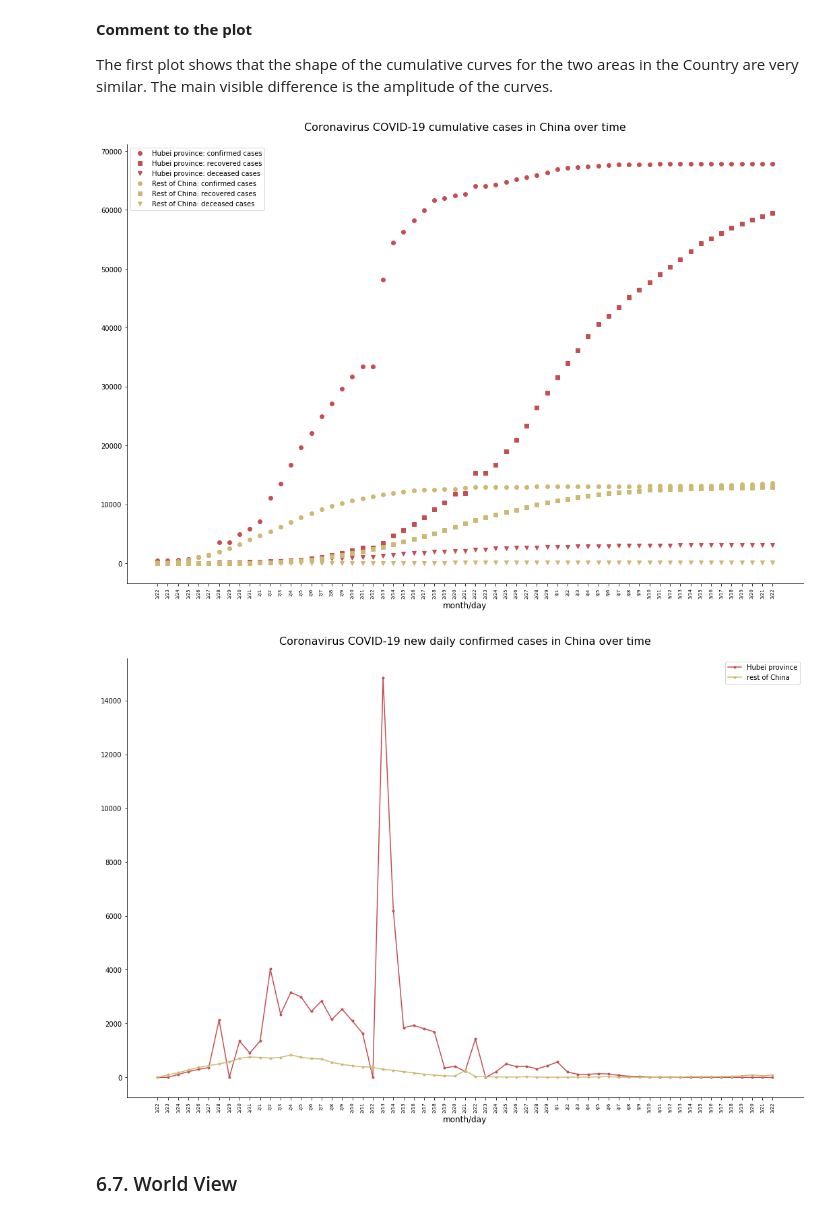
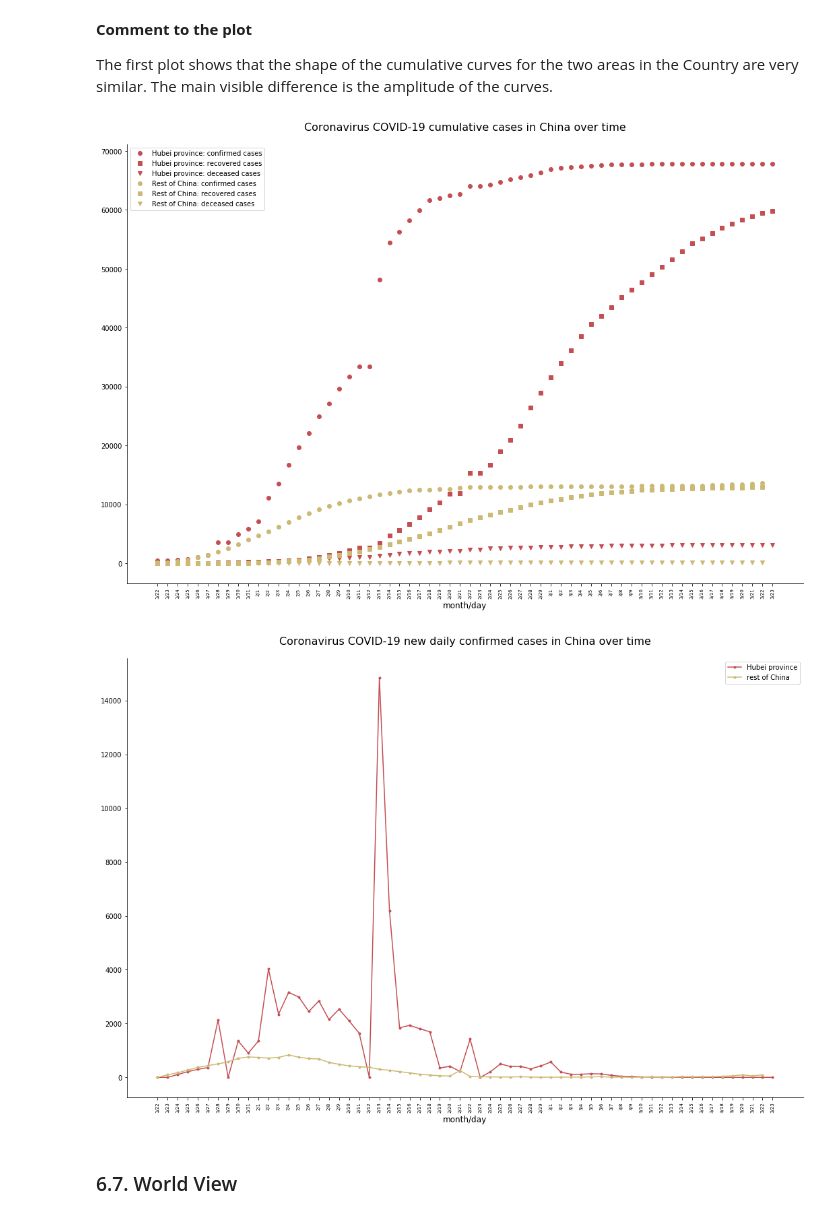
Before and after one commit to BerniHacker/Coronavirus, a Jupyter notebook: Coronavirus_Finland.ipynb, the cells around one changed output. Cells and saved outputs as stored; diff of their text form; code cells hidden in the pictures.

```diff
--- a/Coronavirus_Finland.ipynb
+++ b/Coronavirus_Finland.ipynb
@@ -821,3 +829,6 @@ List of days for the plots:
+# %%
+# Creating a list that contains all the days except the last one
+days_yest = days_tot[:-1]
 # %%
 # Listing the Countries
 print("List of Countries:\n")
@@ -1675,25 +1689,25 @@ The first plot shows that the shape of the cumulative curves for the two areas i
 # %%
 # Plotting daily cumulative cases in China
 cust_line_plot((days_tot, hubei_conf_0, "o", '', 3, "Hubei province: confirmed cases"),
                (days_tot, hubei_recov_0, "s", '', 3, "Hubei province: recovered cases"),
                (days_tot, hubei_deceas_0, "v", '', 3, "Hubei province: deceased cases"),
-               (days_tot, restchina_conf_0, "o", '', 8, "Rest of China: confirmed cases"),
-               (days_tot, restchina_recov_0, "s", '', 8, "Rest of China: recovered cases"),
-               (days_tot, restchina_deceas_0, "v", '', 8, "Rest of China: deceased cases"),
+               (days_yest, restchina_conf_0, "o", '', 8, "Rest of China: confirmed cases"),
+               (days_yest, restchina_recov_0, "s", '', 8, "Rest of China: recovered cases"),
+               (days_yest, restchina_deceas_0, "v", '', 8, "Rest of China: deceased cases"),
                figsize_w=18, figsize_h=12,
                title="Coronavirus COVID-19 cumulative cases in China over time",
                title_fs=16, title_offset=20,
                rem_borders=True,
                x_label="month/day", xlabel_fs=12,
                xvalues_fs=7,rot=90,
                y_label=None, ylabel_fs=12,
                legend=True)
 # %% [output]
-[figure, old version]
+[figure, new version]
 # %%
 # Plotting daily increments in confirmed cases in China
 cust_line_plot((days_tot, hubei_conf_incr_0, ".", '-', 3, "Hubei province"),
-               (days_tot, restchina_conf_incr_0, ".", '-', 8, "rest of China"),
+               (days_yest, restchina_conf_incr_0, ".", '-', 8, "rest of China"),
                figsize_w=18, figsize_h=12,
                title="Coronavirus COVID-19 new daily confirmed cases in China over time",
                title_fs=16, title_offset=20,
@@ -1703,7 +1717,7 @@ cust_line_plot((days_tot, hubei_conf_incr_0, ".", '-', 3, "Hubei province"),
                y_label=None, ylabel_fs=12,
                legend=True)
 # %% [output]
-[figure, old version]
+[figure, new version]
 # %% [markdown]
 ### 6.7. World View<a name="6.7."></a>
 # %%
```
Also changed, not shown: parts of 40 cells of this notebook, 1 other file.
